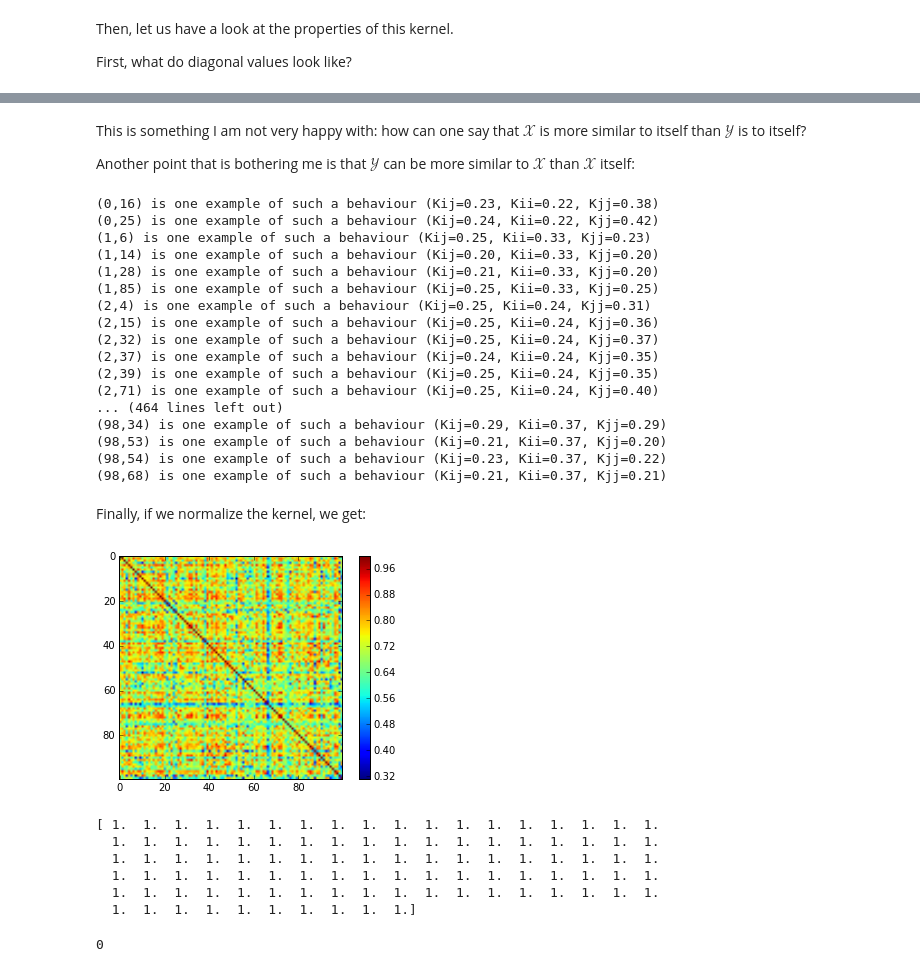
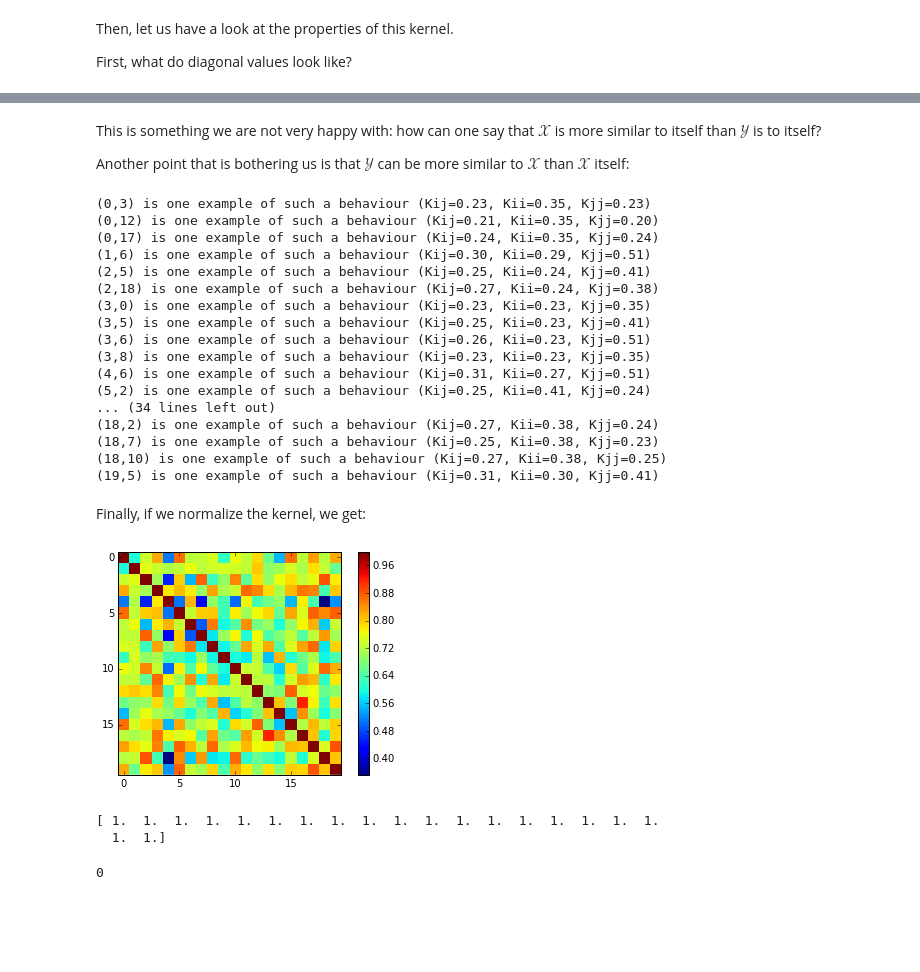
Before and after one commit to afcarl/Homework-1, a Jupyter notebook: pynb/match_kernel.ipynb, the cells around one changed output, grey strips where cells are left out. Saved outputs shown, nothing was run; the diff lists cells and outputs as text; code cells hidden in the pictures; blank space fills up the shorter version.

```diff
--- a/pynb/match_kernel.ipynb
+++ b/pynb/match_kernel.ipynb
@@ -37,5 +37,5 @@ for s in random_data:
 # %%
-n_sets = 100
+n_sets = 20
 n_features_per_set = 10
 d = 2
 random_data = numpy.random.randn(n_sets, n_features_per_set, d)
@@ -45,6 +45,6 @@ for i in range(n_sets):
     for j in range(n_sets):
         K[i, j] = match_kernel(random_data[i], random_data[j], gamma=1.)
 
-_ = pylab.imshow(K)
+_ = pylab.imshow(K, interpolation="none")
 _ = pylab.colorbar()
 # %% [output]
@@ -76,42 +63,42 @@ print(numpy.diag(K))
 # %% [markdown]
-This is something I am not very happy with: how can one say that $\mathcal{X}$ is more similar to itself than $\mathcal{Y}$ is to itself?
+This is something we are not very happy with: how can one say that $\mathcal{X}$ is more similar to itself than $\mathcal{Y}$ is to itself?
 
-Another point that is bothering me is that $\mathcal{Y}$ can be more similar to $\mathcal{X}$ than $\mathcal{X}$ itself:
+Another point that is bothering us is that $\mathcal{Y}$ can be more similar to $\mathcal{X}$ than $\mathcal{X}$ itself:
 # %%
 for i in range(n_sets):
     for j in range(n_sets):
         if K[i, j] > min(K[i, i], K[j, j]):
             print("(%d,%d) is one example of such a behaviour (Kij=%.2f, Kii=%.2f, Kjj=%.2f)" % (i, j, K[i, j], K[i, i], K[j, j]))
 # %% [output]
-(0,16) is one example of such a behaviour (Kij=0.23, Kii=0.22, Kjj=0.38)
-(0,25) is one example of such a behaviour (Kij=0.24, Kii=0.22, Kjj=0.42)
-(1,6) is one example of such a behaviour (Kij=0.25, Kii=0.33, Kjj=0.23)
-(1,14) is one example of such a behaviour (Kij=0.20, Kii=0.33, Kjj=0.20)
-(1,28) is one example of such a behaviour (Kij=0.21, Kii=0.33, Kjj=0.20)
-(1,85) is one example of such a behaviour (Kij=0.25, Kii=0.33, Kjj=0.25)
-(2,4) is one example of such a behaviour (Kij=0.25, Kii=0.24, Kjj=0.31)
-(2,15) is one example of such a behaviour (Kij=0.25, Kii=0.24, Kjj=0.36)
-(2,32) is one example of such a behaviour (Kij=0.25, Kii=0.24, Kjj=0.37)
-(2,37) is one example of such a behaviour (Kij=0.24, Kii=0.24, Kjj=0.35)
-(2,39) is one example of such a behaviour (Kij=0.25, Kii=0.24, Kjj=0.35)
-(2,71) is one example of such a behaviour (Kij=0.25, Kii=0.24, Kjj=0.40)
-... (464 lines left out)
-(98,34) is one example of such a behaviour (Kij=0.29, Kii=0.37, Kjj=0.29)
-(98,53) is one example of such a behaviour (Kij=0.21, Kii=0.37, Kjj=0.20)
-(98,54) is one example of such a behaviour (Kij=0.23, Kii=0.37, Kjj=0.22)
-(98,68) is one example of such a behaviour (Kij=0.21, Kii=0.37, Kjj=0.21)
+(0,3) is one example of such a behaviour (Kij=0.23, Kii=0.35, Kjj=0.23)
+(0,12) is one example of such a behaviour (Kij=0.21, Kii=0.35, Kjj=0.20)
+(0,17) is one example of such a behaviour (Kij=0.24, Kii=0.35, Kjj=0.24)
+(1,6) is one example of such a behaviour (Kij=0.30, Kii=0.29, Kjj=0.51)
+(2,5) is one example of such a behaviour (Kij=0.25, Kii=0.24, Kjj=0.41)
+(2,18) is one example of such a behaviour (Kij=0.27, Kii=0.24, Kjj=0.38)
+(3,0) is one example of such a behaviour (Kij=0.23, Kii=0.23, Kjj=0.35)
+(3,5) is one example of such a behaviour (Kij=0.25, Kii=0.23, Kjj=0.41)
+(3,6) is one example of such a behaviour (Kij=0.26, Kii=0.23, Kjj=0.51)
+(3,8) is one example of such a behaviour (Kij=0.23, Kii=0.23, Kjj=0.35)
+(4,6) is one example of such a behaviour (Kij=0.31, Kii=0.27, Kjj=0.51)
+(5,2) is one example of such a behaviour (Kij=0.25, Kii=0.41, Kjj=0.24)
+... (34 lines left out)
+(18,2) is one example of such a behaviour (Kij=0.27, Kii=0.38, Kjj=0.24)
+(18,7) is one example of such a behaviour (Kij=0.25, Kii=0.38, Kjj=0.23)
+(18,10) is one example of such a behaviour (Kij=0.27, Kii=0.38, Kjj=0.25)
+(19,5) is one example of such a behaviour (Kij=0.31, Kii=0.30, Kjj=0.41)
 # %% [markdown]
 Finally, if we normalize the kernel, we get:
 # %%
 K_diag_sqrt = numpy.sqrt(numpy.diag(K))
 
 K = K / K_diag_sqrt.reshape((-1, 1))
 K = K / K_diag_sqrt.reshape((1, -1))
 
-_ = pylab.imshow(K)
+_ = pylab.imshow(K, interpolation="none")
 _ = pylab.colorbar()
 # %% [output]
-[figure, old version]
+[figure, new version]
 # %%
 print(numpy.diag(K))
 for i in range(n_sets):
@@ -120,11 +107,7 @@ for i in range(n_sets):
             print("(%d,%d) is greater than 1. (Kij=%.2f)" % (i, j, K[i, j]))
 # %% [output]
 [ 1.  1.  1.  1.  1.  1.  1.  1.  1.  1.  1.  1.  1.  1.  1.  1.  1.  1.
-  1.  1.  1.  1.  1.  1.  1.  1.  1.  1.  1.  1.  1.  1.  1.  1.  1.  1.
-  1.  1.  1.  1.  1.  1.  1.  1.  1.  1.  1.  1.  1.  1.  1.  1.  1.  1.
-  1.  1.  1.  1.  1.  1.  1.  1.  1.  1.  1.  1.  1.  1.  1.  1.  1.  1.
-  1.  1.  1.  1.  1.  1.  1.  1.  1.  1.  1.  1.  1.  1.  1.  1.  1.  1.
-  1.  1.  1.  1.  1.  1.  1.  1.  1.  1.]
+  1.  1.]
 # %%
 n_sets = 1000
 n_features_per_set = 2
```
Also changed, not shown: parts of 3 cells of this notebook.
